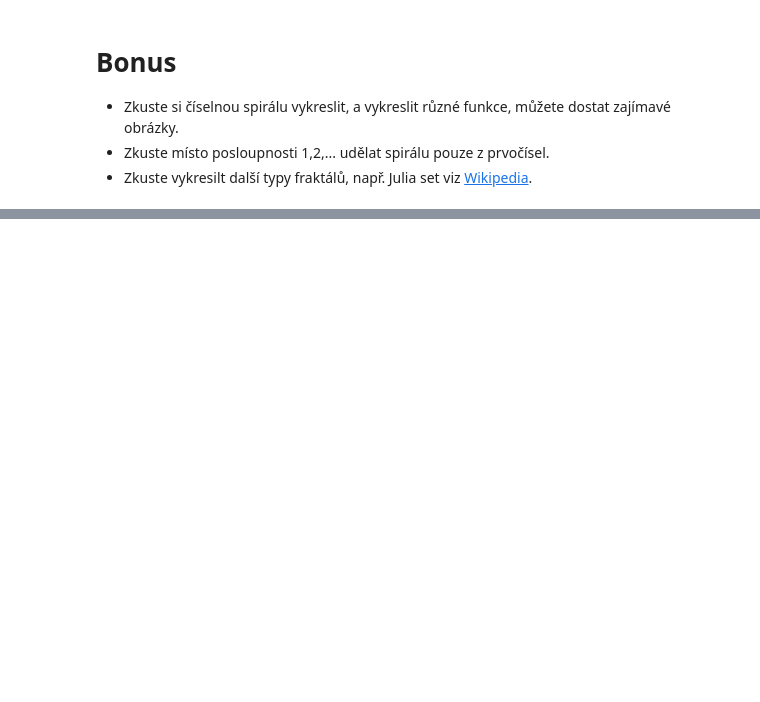
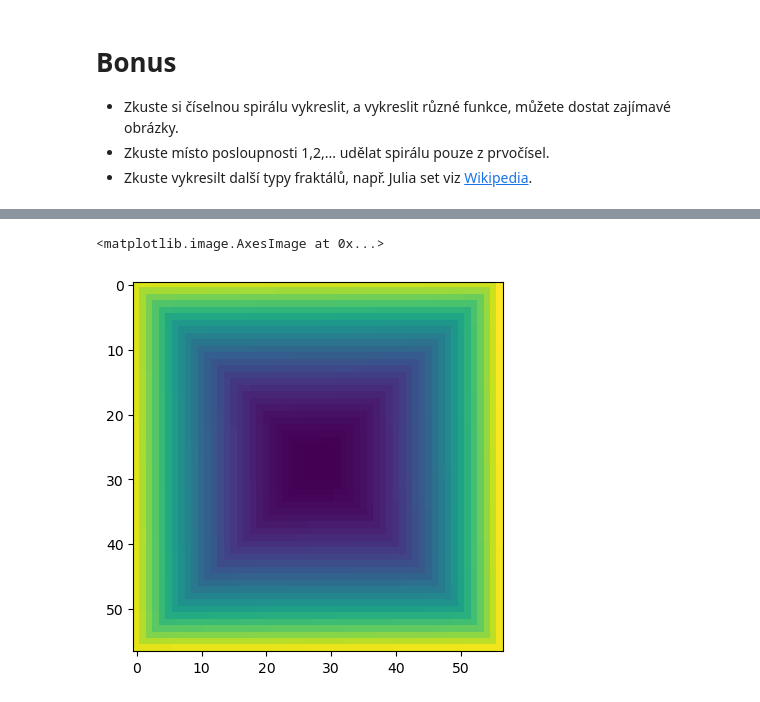
Before and after one commit to JonasKoziorek/VVP-koz0325, a Jupyter notebook: 03_ukoly.ipynb, the cells around one changed output, grey strips where cells are left out. Cells and saved outputs as stored; diff of their text form; code cells hidden in the pictures; blank space fills up the shorter version.

```diff
--- a/03_ukoly.ipynb
+++ b/03_ukoly.ipynb
@@ -243,0 +274,24 @@ plt.imshow(np.sin(A*0.03))
+# %%
+def isPrime(p):
+    for i in range(2,p-1):
+        if p % i == 0:
+            return False
+    return True
+
+def nprimes(n:int):
+    res = [1,2]
+    c = 3
+    while len(res) != n:
+        if isPrime(c):
+            res.append(c)
+        c+=1
+    return res
+
+n = 57
+arr = np.arange(1, n**2+1)
+primes = nprimes(len(arr))
+A = integer_spiral_numpy(n, primes)
+plt.imshow(A)
+# %% [output]
+<matplotlib.image.AxesImage at 0x...>
+[figure, added]
```
Also changed, not shown: parts of 7 cells of this notebook, 1 other file.
